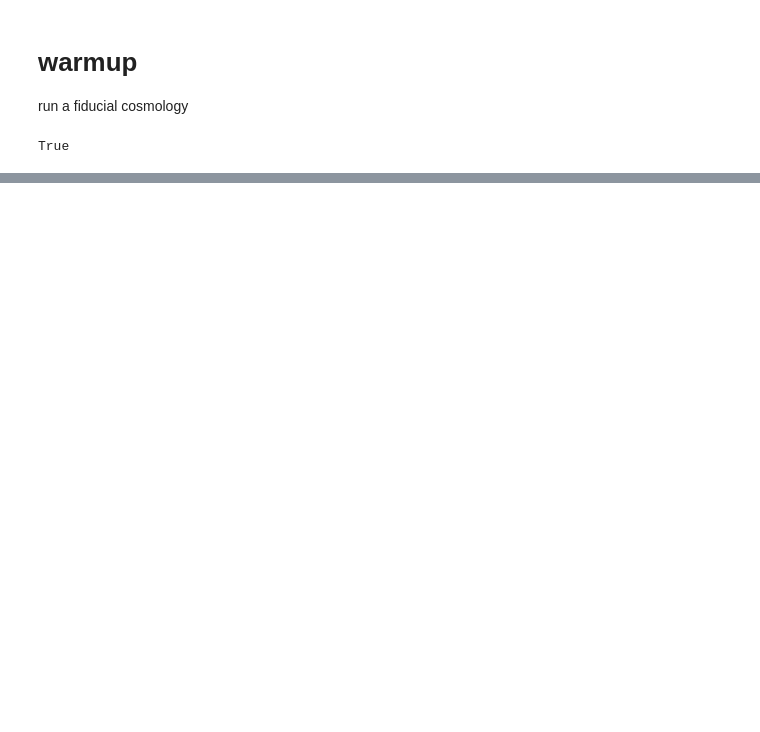
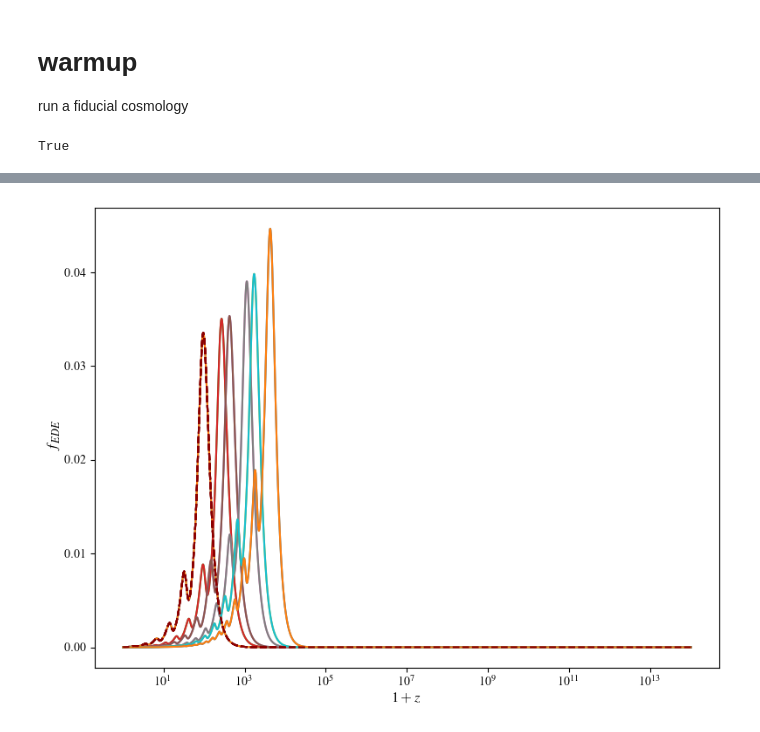
Before and after one commit to marcobeIIa/AxiCLASS, a Jupyter notebook: notebooks/mb_mEDE.ipynb, the cells around one changed output, grey strips where cells are left out. Drawn from its saved outputs; the diff is of its cells as text; code cells hidden in the pictures; blank space fills up the shorter version.

```diff
--- a/notebooks/mb_mEDE.ipynb
+++ b/notebooks/mb_mEDE.ipynb
@@ -153,29 +245,40 @@ z       proper time [Gyr]       conf. time [Mpc]        H [1/Mpc]       comov. d
 # %%
 # Prepare the data
-z = bg1['z']
-z_eq = derived['z_eq']
-z_rec = derived['z_rec']
+z = bg_m['z']
+z1 = bg1['z']
+# z_eq = derived['z_eq']
+# z_rec = derived['z_rec']
 #w_fld_EDE1 = bg1['(.)w_fld']
 #w_fld_EDEm = bg_m['(.)w_fld']
-rho_EDE1 = bg1['(.)rho_scf']
-rho_tot_EDE1 = bg1['(.)rho_tot']
-f_1 = rho_EDE1 / rho_tot_EDE1  # This will go on the right-hand y-axis
+rho_EDE_m0 = bg1['(.)rho_scf']
+fig, ax = plt.subplots()
+rho_tot_EDE_m = bg_m['(.)rho_tot']
+for i in range(0,6):
+    f_EDE = bg_m['(.)rho_mscf['+str(i)+']']/rho_tot_EDE_m
+    ax.plot(1+z, f_EDE, label=r'$rho_{EDE}$', )
+    ax.plot(1+z, f_EDE, label=r'$f_{EDE}$', )
+    ax.plot(1+z, f_1, label=r'$f_{mEDE}$', color='darkred', linestyle='dashed')
+rho_EDE_m1 = bg_m['(.)rho_mscf[0]']
+f_1 = rho_EDE_m1 / rho_tot_EDE_m  # This will go on the right-hand y-axis
 
 #rho_EDEm = bg_m['(.)rho_fld']
 #rho_tot_EDEm = bg_m['(.)rho_tot']
 #f_m = rho_EDEm / rho_tot_EDEm  # This will go on the right-hand y-axis
-fig, ax = plt.subplots()
-ax.plot(1+z, rho_EDE1, label=r'$f_{EDE}$', color='darkred')
+# ax.plot(1+z1, rho_EDE_m0, label=r'$rho_{EDE}$', color='darkred')
+# ax.plot(1+z, rho_EDE_m1, label=r'$rho_{mEDE}$', color='darkred', linestyle='dashed')
 #ax.plot(z, f_m, label=r'$f_{mEDE}$', color='darkblue')
 ax.set_xlabel(r'$1+z$',fontsize='large')
 ax.set_ylabel(r'$f_{EDE}$',fontsize='large')
 #ax.set_ylim(0, .1)  # Set based on physical expectations
+# ax.set_xlim(0, 10000)  # Set based on physical expectations
 #ax.tick_params(colors='darkred')
 
-lines, labels = ax.get_legend_handles_labels()
-ax.legend(lines, labels, loc='upper right', bbox_to_anchor=(1, 1))
+# lines, labels = ax.get_legend_handles_labels()
+# ax.legend(lines, labels, loc='upper right', bbox_to_anchor=(1, 1))
 ax.set_xscale('log')
-ax.set_yscale('log')
+# ax.set_yscale('log')
 
 plt.tight_layout()
 plt.show()
+# %% [output]
+[figure, added]
```
Also changed, not shown: parts of 8 cells of this notebook, 7 other files.
